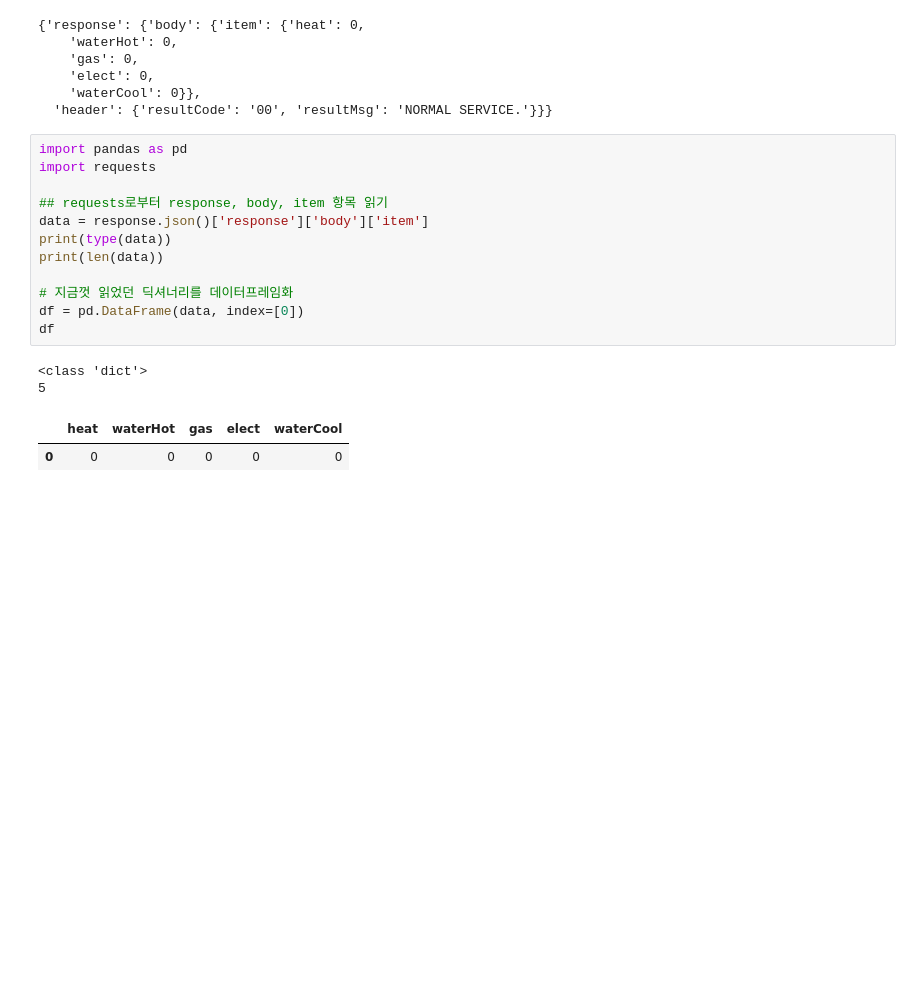
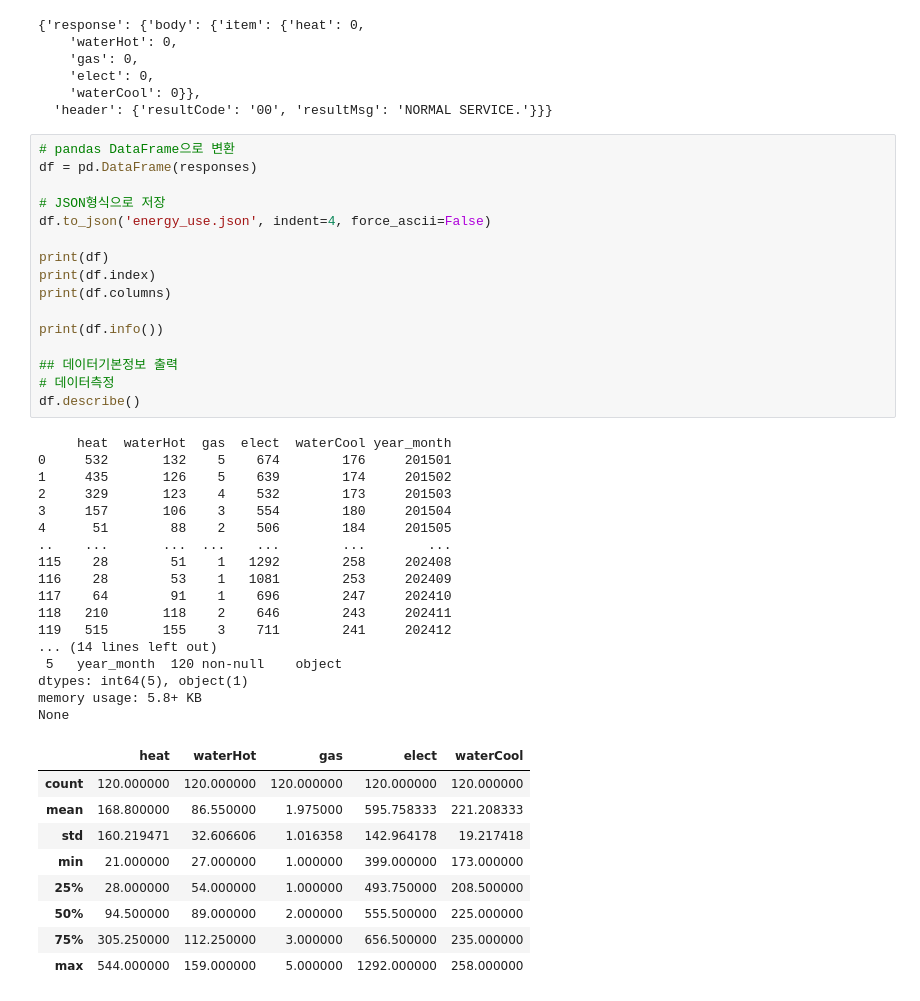
Before and after one commit to biomedist/OssData, a Jupyter notebook: midtask.ipynb, the cells around one changed output. Cells and saved outputs as stored; diff of their text form; blank space fills up the shorter version.

```diff
--- a/midtask.ipynb
+++ b/midtask.ipynb
@@ -33,23 +52,49 @@ response.json()
     'elect': 0,
     'waterCool': 0}},
   'header': {'resultCode': '00', 'resultMsg': 'NORMAL SERVICE.'}}}
-# %%
-import pandas as pd
-import requests
-
-## requests로부터 response, body, item 항목 읽기
-data = response.json()['response']['body']['item']
-print(type(data))
-print(len(data))
-
-# 지금껏 읽었던 딕셔너리를 데이터프레임화
-df = pd.DataFrame(data, index=[0])
-df
-# %% [output]
-<class 'dict'>
-5
-|  | heat | waterHot | gas | elect | waterCool |
-| 0 | 0 | 0 | 0 | 0 | 0 |
+# %%
+# pandas DataFrame으로 변환
+df = pd.DataFrame(responses)
+
+# JSON형식으로 저장
+df.to_json('energy_use.json', indent=4, force_ascii=False)
+
+print(df)
+print(df.index)
+print(df.columns)
+
+print(df.info())
+
+## 데이터기본정보 출력
+# 데이터측정
+df.describe()
+# %% [output]
+     heat  waterHot  gas  elect  waterCool year_month
+0     532       132    5    674        176     201501
+1     435       126    5    639        174     201502
+2     329       123    4    532        173     201503
+3     157       106    3    554        180     201504
+4      51        88    2    506        184     201505
+..    ...       ...  ...    ...        ...        ...
+115    28        51    1   1292        258     202408
+116    28        53    1   1081        253     202409
+117    64        91    1    696        247     202410
+118   210       118    2    646        243     202411
+119   515       155    3    711        241     202412
+... (14 lines left out)
+ 5   year_month  120 non-null    object
+dtypes: int64(5), object(1)
+memory usage: 5.8+ KB
+None
+|  | heat | waterHot | gas | elect | waterCool |
+| count | 120.000000 | 120.000000 | 120.000000 | 120.000000 | 120.000000 |
+| mean | 168.800000 | 86.550000 | 1.975000 | 595.758333 | 221.208333 |
+| std | 160.219471 | 32.606606 | 1.016358 | 142.964178 | 19.217418 |
+| min | 21.000000 | 27.000000 | 1.000000 | 399.000000 | 173.000000 |
+| 25% | 28.000000 | 54.000000 | 1.000000 | 493.750000 | 208.500000 |
+| 50% | 94.500000 | 89.000000 | 2.000000 | 555.500000 | 225.000000 |
+| 75% | 305.250000 | 112.250000 | 3.000000 | 656.500000 | 235.000000 |
+| max | 544.000000 | 159.000000 | 5.000000 | 1292.000000 | 258.000000 |
 # %%
 ## JSON 형식 데이터 저장
 df.to_json('energy_use.json', indent=4, force_ascii=False)  #indent넣기, 한글을 위해 아스키넣기
```
Also changed, not shown: parts of 3 cells of this notebook.
